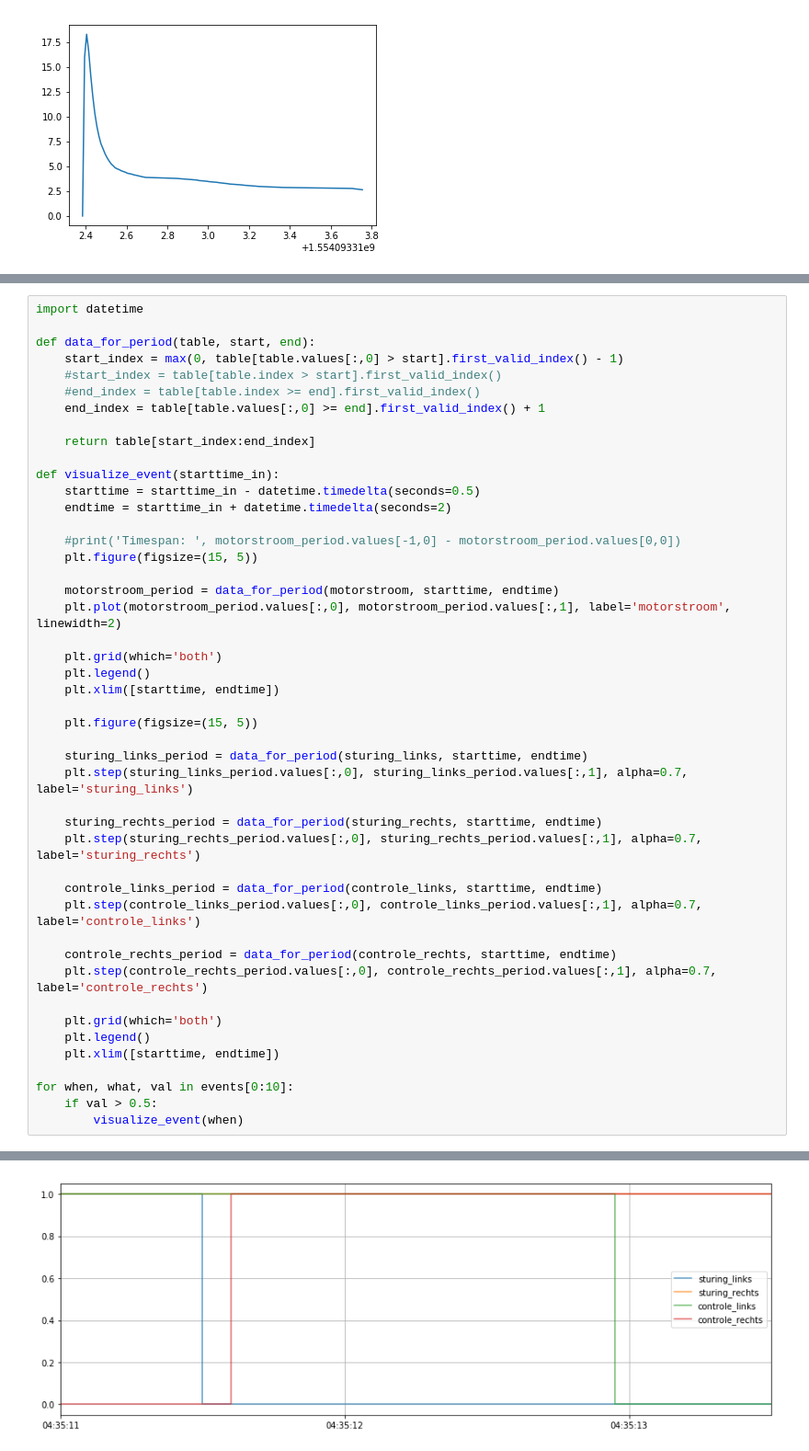
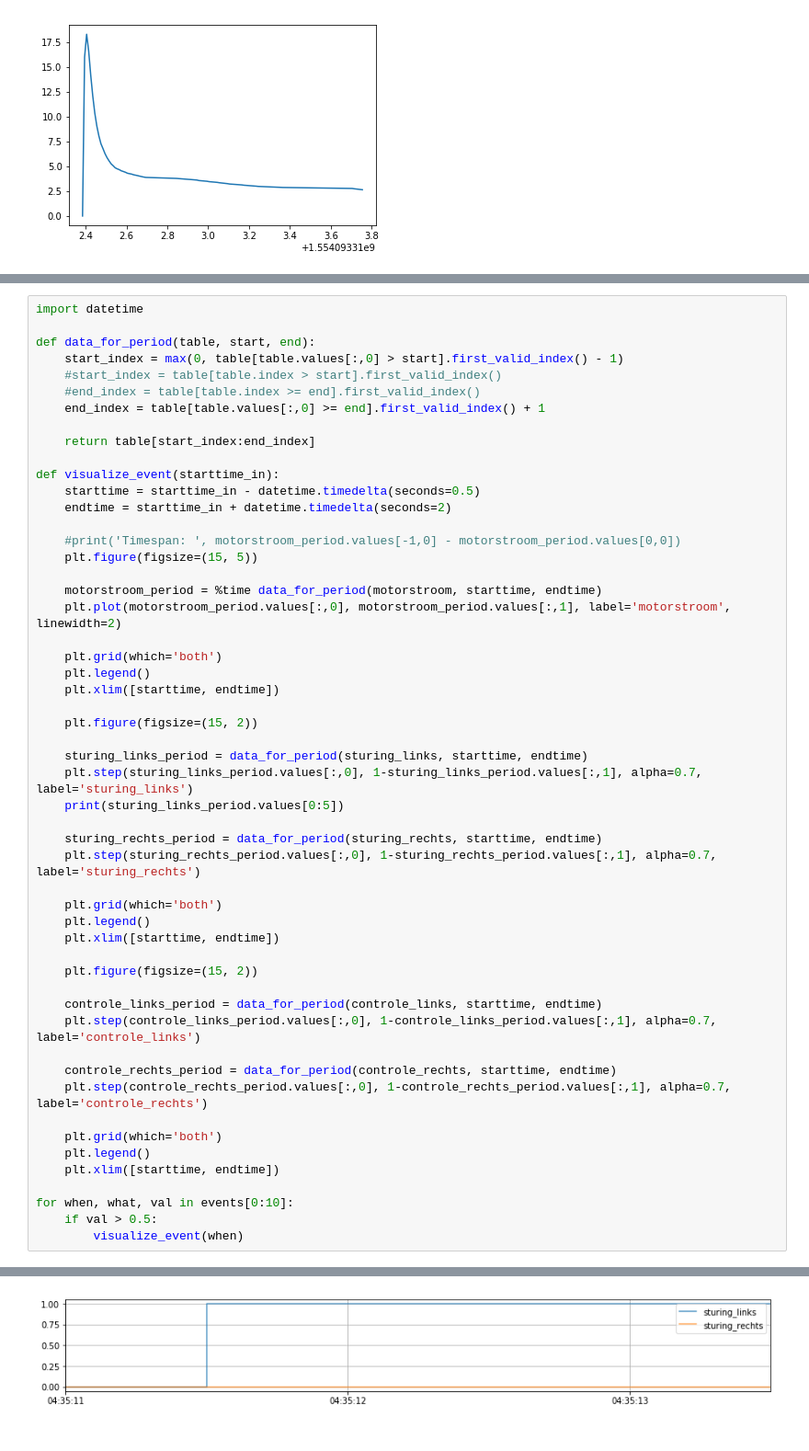
Before and after one commit to PSilvestre/HackDelftCGI, a Jupyter notebook: Motorstroom.ipynb, the cells around one changed output, grey strips where cells are left out. Shown: that part at 92% size. Drawn from its saved outputs; the diff is of its cells as text.

```diff
--- a/Motorstroom.ipynb
+++ b/Motorstroom.ipynb
@@ -116,26 +109,33 @@ def visualize_event(starttime_in):
     #print('Timespan: ', motorstroom_period.values[-1,0] - motorstroom_period.values[0,0])
     plt.figure(figsize=(15, 5))
 
-    motorstroom_period = data_for_period(motorstroom, starttime, endtime)
+    motorstroom_period = %time data_for_period(motorstroom, starttime, endtime)
     plt.plot(motorstroom_period.values[:,0], motorstroom_period.values[:,1], label='motorstroom', linewidth=2)
 
     plt.grid(which='both')
     plt.legend()
     plt.xlim([starttime, endtime])
 
-    plt.figure(figsize=(15, 5))
+    plt.figure(figsize=(15, 2))
 
     sturing_links_period = data_for_period(sturing_links, starttime, endtime)
-    plt.step(sturing_links_period.values[:,0], sturing_links_period.values[:,1], alpha=0.7, label='sturing_links')
+    plt.step(sturing_links_period.values[:,0], 1-sturing_links_period.values[:,1], alpha=0.7, label='sturing_links')
+    print(sturing_links_period.values[0:5])
 
     sturing_rechts_period = data_for_period(sturing_rechts, starttime, endtime)
-    plt.step(sturing_rechts_period.values[:,0], sturing_rechts_period.values[:,1], alpha=0.7, label='sturing_rechts')
+    plt.step(sturing_rechts_period.values[:,0], 1-sturing_rechts_period.values[:,1], alpha=0.7, label='sturing_rechts')
+
+    plt.grid(which='both')
+    plt.legend()
+    plt.xlim([starttime, endtime])
+
+    plt.figure(figsize=(15, 2))
 
     controle_links_period = data_for_period(controle_links, starttime, endtime)
-    plt.step(controle_links_period.values[:,0], controle_links_period.values[:,1], alpha=0.7, label='controle_links')
+    plt.step(controle_links_period.values[:,0], 1-controle_links_period.values[:,1], alpha=0.7, label='controle_links')
 
     controle_rechts_period = data_for_period(controle_rechts, starttime, endtime)
-    plt.step(controle_rechts_period.values[:,0], controle_rechts_period.values[:,1], alpha=0.7, label='controle_rechts')
+    plt.step(controle_rechts_period.values[:,0], 1-controle_rechts_period.values[:,1], alpha=0.7, label='controle_rechts')
 
     plt.grid(which='both')
     plt.legend()
@@ -148,2 +165,2 @@ for when, what, val in events[0:10]:
 [figure]
-[figure, old version]
+[figure, new version]
```
Also changed, not shown: parts of 2 cells of this notebook.
